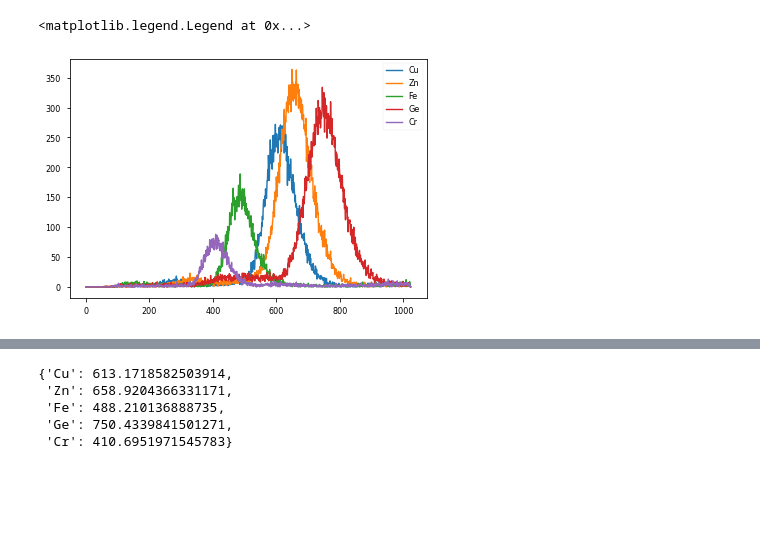
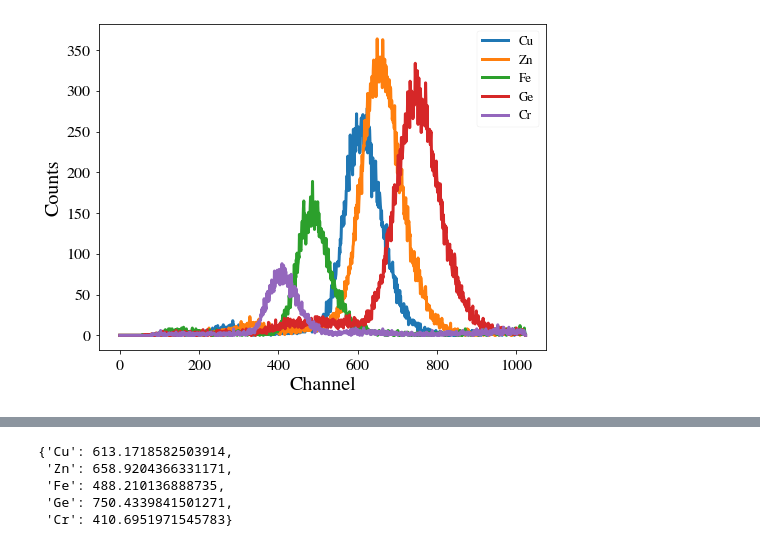
Before and after one commit to DickyChant/AdvNuclExp, a Jupyter notebook: Exp1/analysis/analysis.ipynb, the cells around one changed output, grey strips where cells are left out. Cells and saved outputs as stored; diff of their text form; code cells hidden in the pictures; blank space fills up the shorter version.

```diff
--- a/Exp1/analysis/analysis.ipynb
+++ b/Exp1/analysis/analysis.ipynb
@@ -9,3 +8,23 @@ plt.style.use("seaborn-paper")
+# %%
+# plt.style.available
+plt.style.use("seaborn-paper")
+mpl.rcParams.update({
+    'font.family': 'STIXGeneral',
+    # 'font.sans-serif': ['Times New Roman'],
+    'mathtext.default':'rm',
+    'mathtext.fontset':'stix',
+    'mathtext.fallback_to_cm':False,
+    "axes.titlesize" : 24,
+"axes.labelsize" : 20,
+"lines.linewidth" : 3,
+"lines.markersize" : 10,
+"xtick.labelsize" : 16,
+"ytick.labelsize" : 16,
+'savefig.dpi':300,
+'legend.fontsize':13,
+'figure.figsize':(8,6)
+    })
+plt.rcParams['axes.unicode_minus'] = False
 # %%
 datadir = "../data/"
 key1 = ["Cu","Zn","Fe","Ge","Cr"]
@@ -24,7 +43,9 @@ edge = np.arange(-0.5,1023.5)
 # %%
 for key in key1:
     plt.plot(channel,data1[key],label = key)
 plt.legend()
+plt.xlabel("Channel")
+plt.ylabel("Counts")
+plt.savefig("../plot/Calibration.pdf")
 # %% [output]
-<matplotlib.legend.Legend at 0x...>
-[figure, old version]
+[figure, new version]
```
Also changed, not shown: parts of 28 cells of this notebook, 19 other files.
